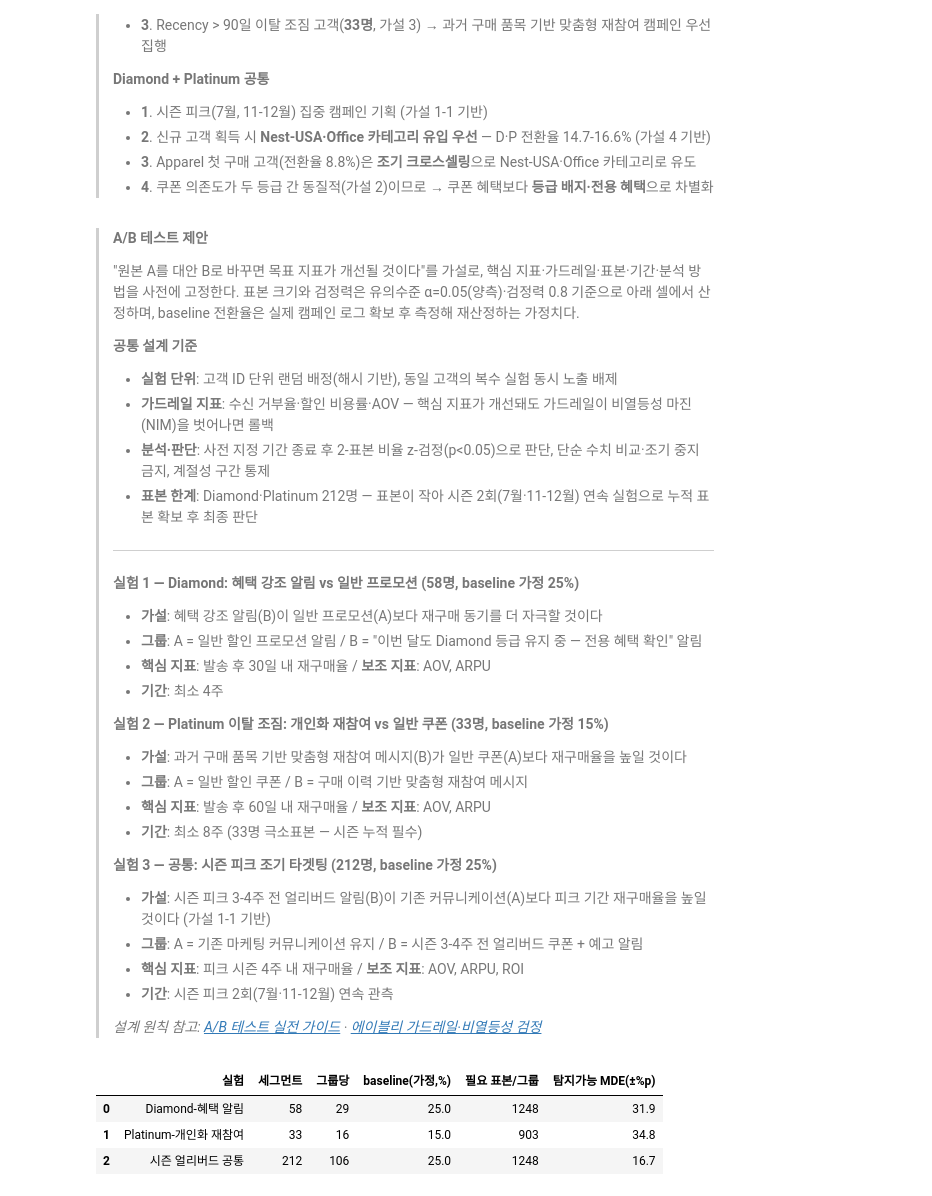
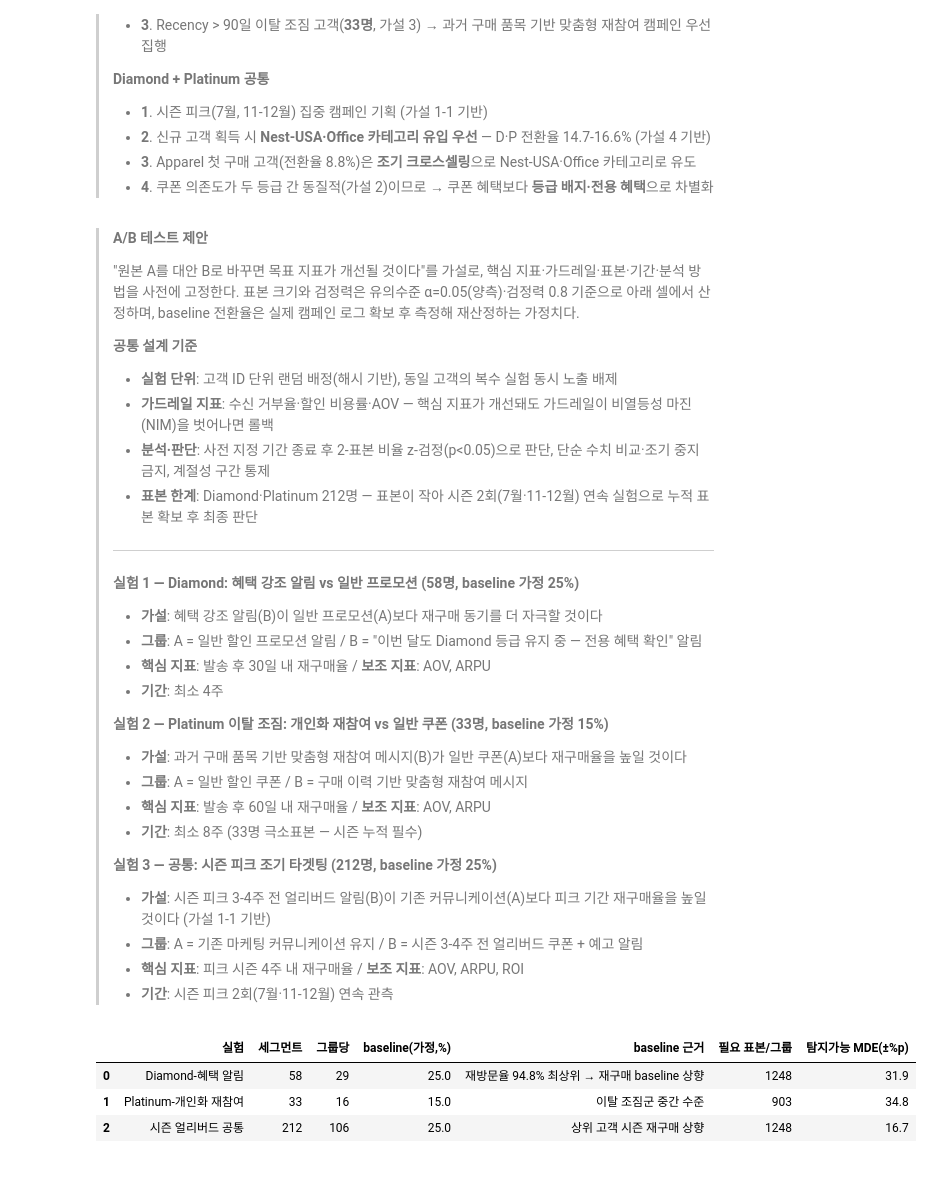
Before and after one commit to kth530/dacon_e_commerce, a Jupyter notebook: notebooks/07_segment_diamond_platinum.ipynb, the cells around one changed output. Drawn from its saved outputs; the diff is of its cells as text; code cells hidden in the pictures.

```diff
--- a/notebooks/07_segment_diamond_platinum.ipynb
+++ b/notebooks/07_segment_diamond_platinum.ipynb
@@ -913,46 +913,46 @@ Platinum 고객 **68.2%(105/154명)** 가 연중 장기 공백 경험. 이탈
 > - **그룹**: A = 기존 마케팅 커뮤니케이션 유지 / B = 시즌 3-4주 전 얼리버드 쿠폰 + 예고 알림
 > - **핵심 지표**: 피크 시즌 4주 내 재구매율 / **보조 지표**: AOV, ARPU, ROI
 > - **기간**: 시즌 피크 2회(7월·11-12월) 연속 관측
->
-> _설계 원칙 참고: [A/B 테스트 실전 가이드](https://sseozytank.tistory.com/44) · [에이블리 가드레일·비열등성 검정](https://ably.team/news/Z6xdlBIAAFGbReza)_
 # %%
 # A/B 표본 크기·검정력 산정 — 실험 결과가 아니라 세그먼트 인원으로 "필요 표본 vs 현재"를 계산
+# baseline은 관측 지표(전체 +1개월 리텐션 9.6%, 등급별 재방문율)를 참고한 가정치이며 실제 로그 확보 후 재산정한다
 from scipy.stats import norm
 
 def required_n(p1, mde, alpha=0.05, power=0.8):
     """2-표본 비율 검정에서 p1 대비 +mde(절대) 탐지에 필요한 그룹당 표본."""
     p2 = p1 + mde
     z = norm.ppf(1 - alpha / 2) + norm.ppf(power)
     return (z ** 2 * (p1 * (1 - p1) + p2 * (1 - p2))) / (p1 - p2) ** 2
 
 def detectable_mde(p1, n_per_group, alpha=0.05, power=0.8):
     """그룹당 n_per_group에서 탐지 가능한 최소 효과(±%p, 근사)."""
     z = norm.ppf(1 - alpha / 2) + norm.ppf(power)
     return z * (2 * p1 * (1 - p1) / n_per_group) ** 0.5
 
-# (실험, 세그먼트 인원, baseline 가정, 목표 상승폭 +%p)
+# (실험, 세그먼트 인원, baseline 가정, 목표 상승폭 +%p, baseline 근거)
 plans = [
-    ("Diamond-혜택 알림", 58, 0.25, 0.05),
-    ("Platinum-개인화 재참여", 33, 0.15, 0.05),
-    ("시즌 얼리버드 공통", 212, 0.25, 0.05),
+    ("Diamond-혜택 알림", 58, 0.25, 0.05, "재방문율 94.8% 최상위 → 재구매 baseline 상향"),
+    ("Platinum-개인화 재참여", 33, 0.15, 0.05, "이탈 조짐군 중간 수준"),
+    ("시즌 얼리버드 공통", 212, 0.25, 0.05, "상위 고객 시즌 재구매 상향"),
 ]
 
 rows = []
-for name, n_seg, p1, mde in plans:
+for name, n_seg, p1, mde, why in plans:
     n_grp = n_seg / 2
     rows.append({
         "실험": name,
         "세그먼트": n_seg,
         "그룹당": int(n_grp),
         "baseline(가정,%)": round(p1 * 100, 1),
+        "baseline 근거": why,
         "필요 표본/그룹": int(round(required_n(p1, mde))),
         "탐지가능 MDE(±%p)": round(detectable_mde(p1, n_grp) * 100, 1),
     })
 
 ab_power = pd.DataFrame(rows)
 ab_power
 # %% [output]
-|  | 실험 | 세그먼트 | 그룹당 | baseline(가정,%) | 필요 표본/그룹 | 탐지가능 MDE(±%p) |
-| 0 | Diamond-혜택 알림 | 58 | 29 | 25.0 | 1248 | 31.9 |
-| 1 | Platinum-개인화 재참여 | 33 | 16 | 15.0 | 903 | 34.8 |
-| 2 | 시즌 얼리버드 공통 | 212 | 106 | 25.0 | 1248 | 16.7 |
+|  | 실험 | 세그먼트 | 그룹당 | baseline(가정,%) | baseline 근거 | 필요 표본/그룹 | 탐지가능 MDE(±%p) |
+| 0 | Diamond-혜택 알림 | 58 | 29 | 25.0 | 재방문율 94.8% 최상위 → 재구매 baseline 상향 | 1248 | 31.9 |
+| 1 | Platinum-개인화 재참여 | 33 | 16 | 15.0 | 이탈 조짐군 중간 수준 | 903 | 34.8 |
+| 2 | 시즌 얼리버드 공통 | 212 | 106 | 25.0 | 상위 고객 시즌 재구매 상향 | 1248 | 16.7 |
```
Also changed, not shown: parts of 1 cell of this notebook, 3 other files.
